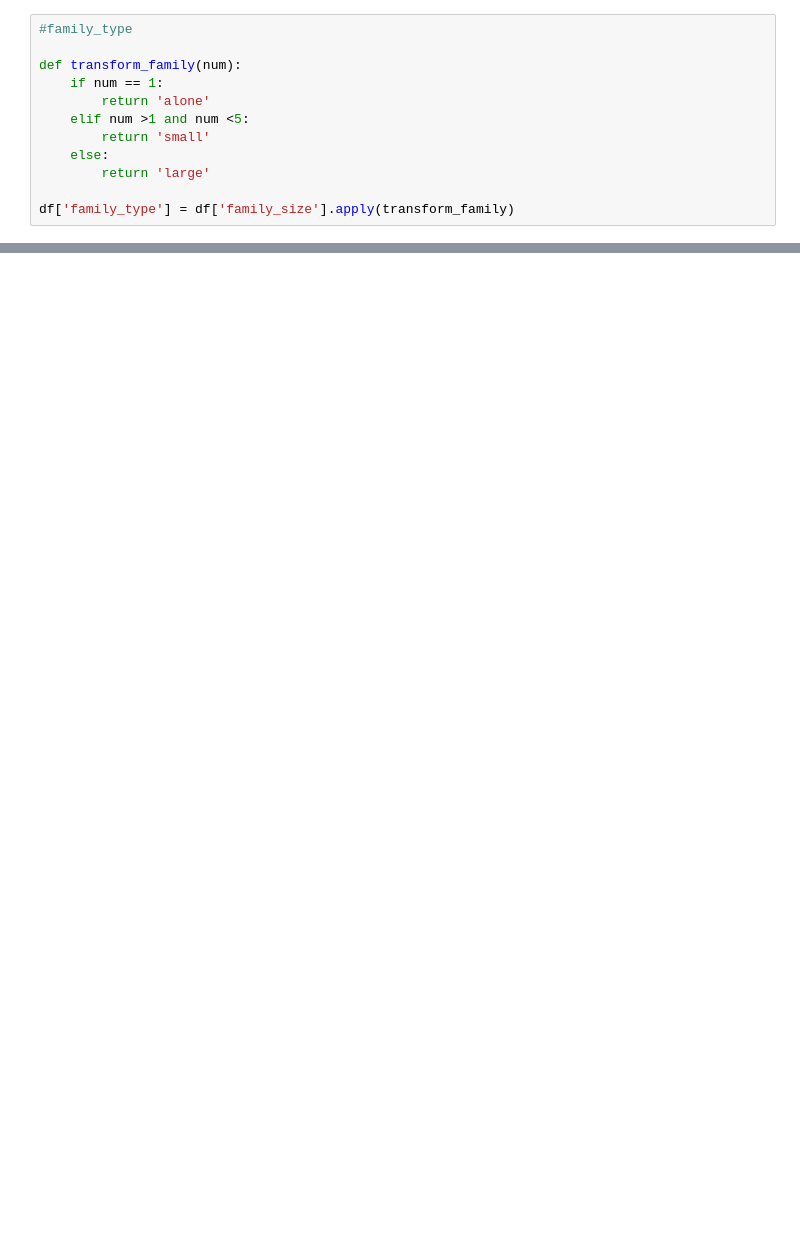
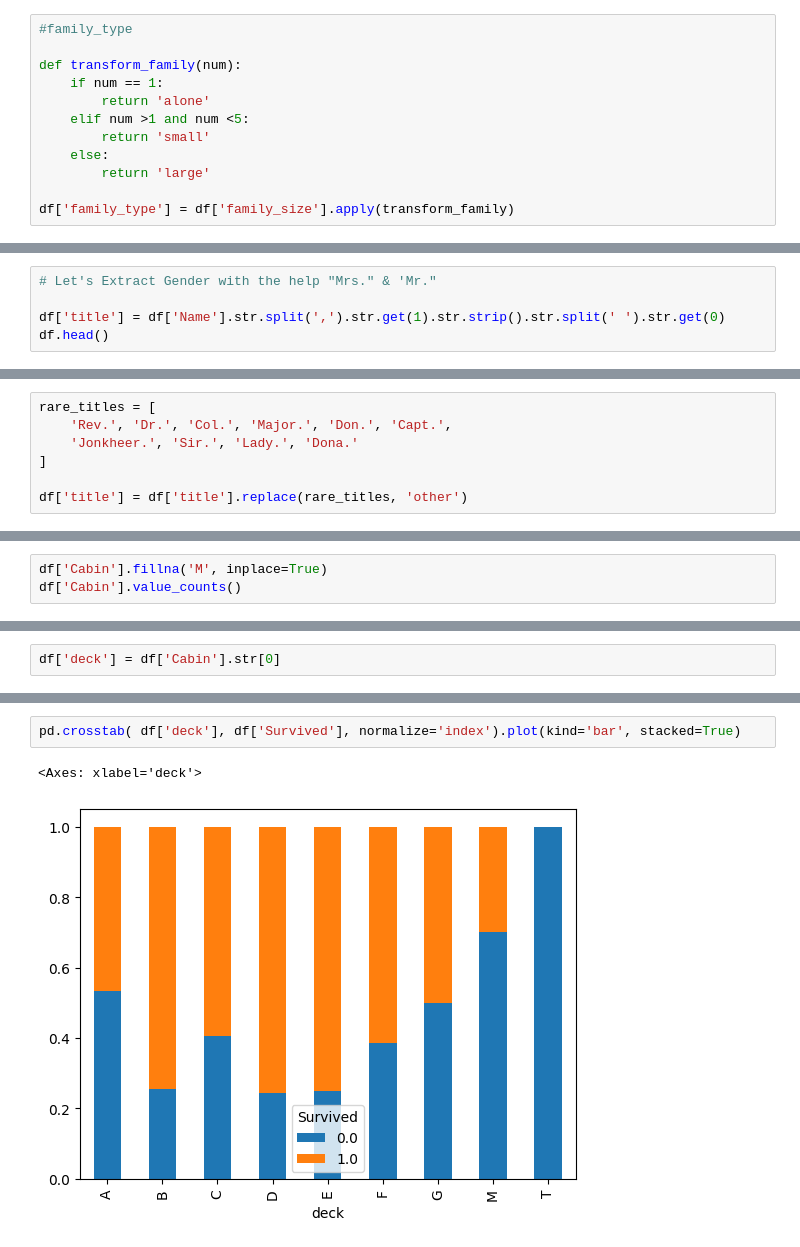
Before and after one commit to atharvakhandelwal19/my-data-science-roadmap, a Jupyter notebook: 08_Exploratory_Data_Analysis(EDA)/Eda.ipynb, the cells around one changed output, grey strips where cells are left out. Drawn from its saved outputs; the diff is of its cells as text; blank space fills up the shorter version.

```diff
--- a/08_Exploratory_Data_Analysis(EDA)/Eda.ipynb
+++ b/08_Exploratory_Data_Analysis(EDA)/Eda.ipynb
@@ -545,0 +590,5 @@ df['family_type'] = df['family_size'].apply(transform_family)
+# %%
+# Let's Extract Gender with the help "Mrs." & 'Mr."
+
+df['title'] = df['Name'].str.split(',').str.get(1).str.strip().str.split(' ').str.get(0)
+df.head()
@@ -545,0 +625,7 @@ df['family_type'] = df['family_size'].apply(transform_family)
+# %%
+rare_titles = [
+    'Rev.', 'Dr.', 'Col.', 'Major.', 'Don.', 'Capt.',
+    'Jonkheer.', 'Sir.', 'Lady.', 'Dona.'
+]
+
+df['title'] = df['title'].replace(rare_titles, 'other')
@@ -545,0 +678,3 @@ df['family_type'] = df['family_size'].apply(transform_family)
+# %%
+df['Cabin'].fillna('M', inplace=True)
+df['Cabin'].value_counts()
@@ -545,0 +695,2 @@ df['family_type'] = df['family_size'].apply(transform_family)
+# %%
+df['deck'] = df['Cabin'].str[0]
@@ -545,0 +711,5 @@ df['family_type'] = df['family_size'].apply(transform_family)
+# %%
+pd.crosstab( df['deck'], df['Survived'], normalize='index').plot(kind='bar', stacked=True)
+# %% [output]
+<Axes: xlabel='deck'>
+[figure, added]
```
Also changed, not shown: parts of 14 cells of this notebook, 2 other files.
